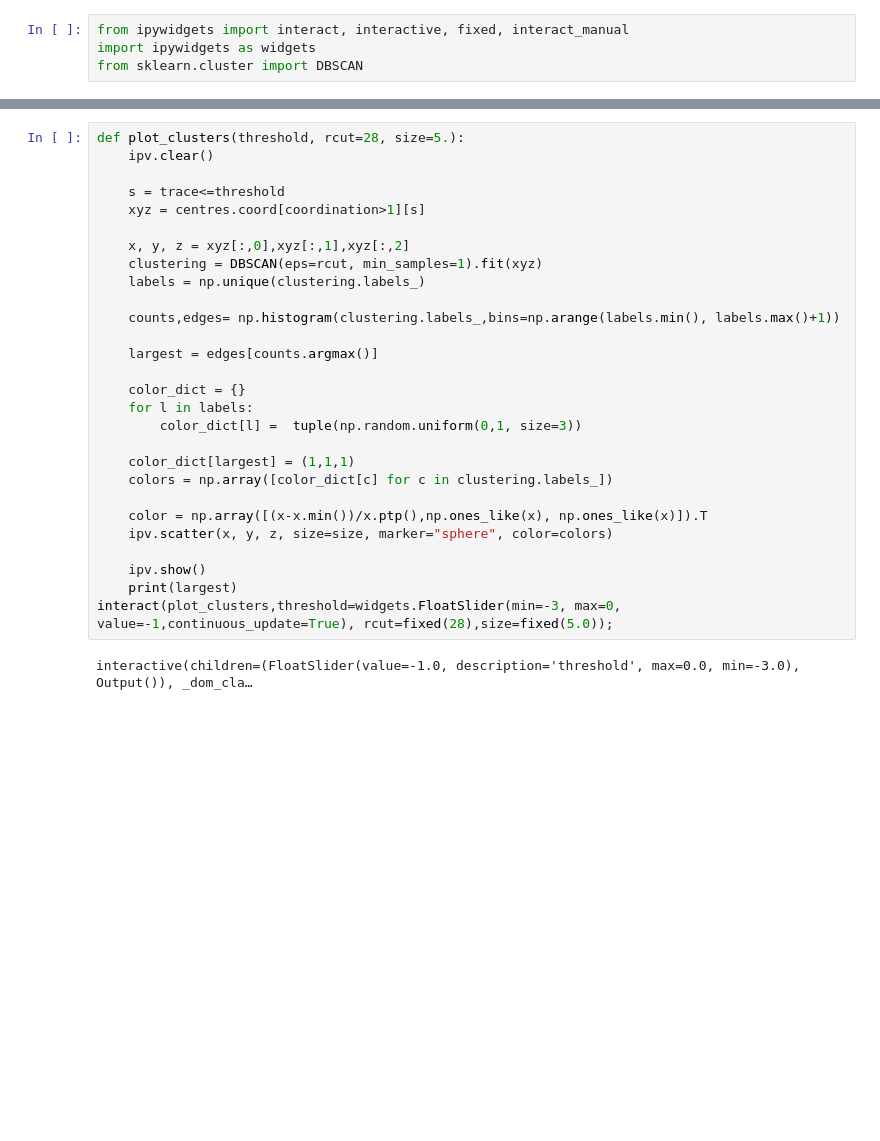
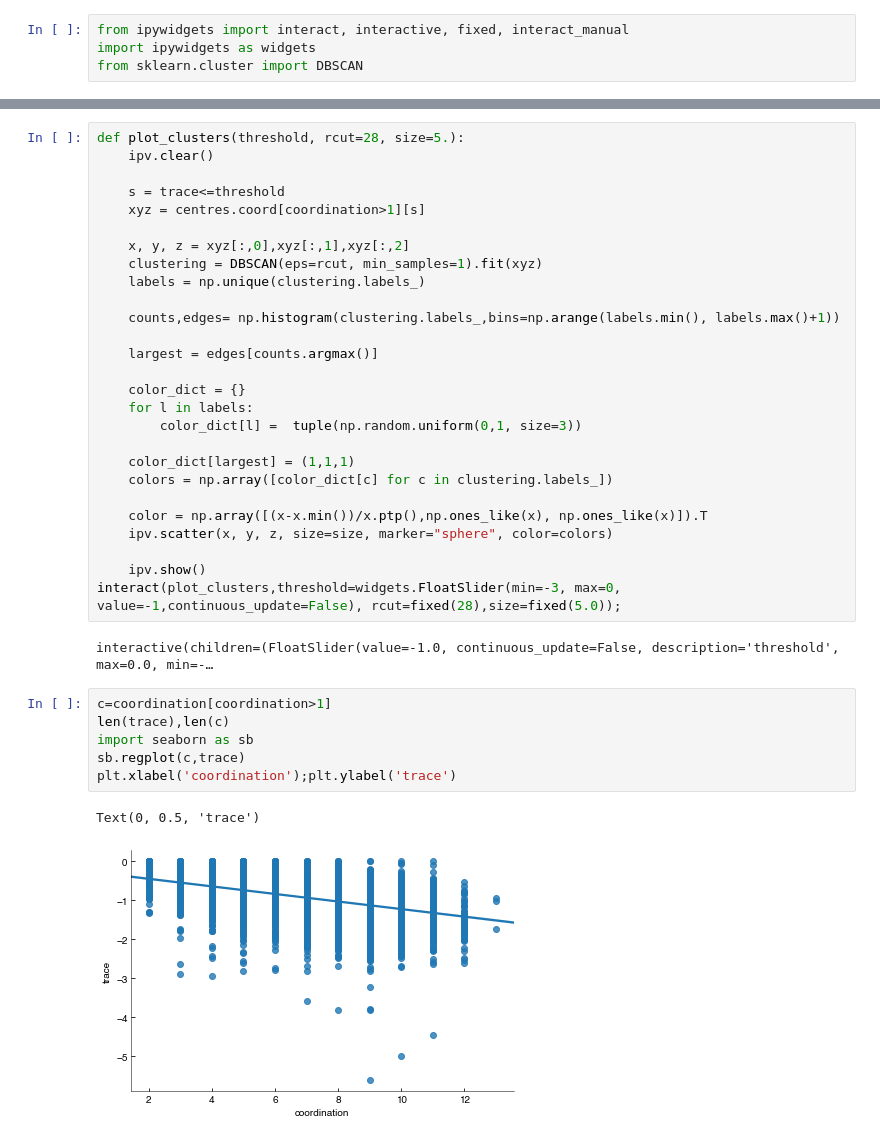
Before and after one commit to FTurci/canard-enchaine, a Jupyter notebook: Analysis.ipynb, the cells around one changed output, grey strips where cells are left out. Saved outputs shown, nothing was run; the diff lists cells and outputs as text; blank space fills up the shorter version.

```diff
--- a/Analysis.ipynb
+++ b/Analysis.ipynb
@@ -293,7 +306,15 @@ def plot_clusters(threshold, rcut=28, size=5.):
     ipv.scatter(x, y, z, size=size, marker="sphere", color=colors)
 
     ipv.show()
-    print(largest)
-interact(plot_clusters,threshold=widgets.FloatSlider(min=-3, max=0, value=-1,continuous_update=True), rcut=fixed(28),size=fixed(5.0));
+interact(plot_clusters,threshold=widgets.FloatSlider(min=-3, max=0, value=-1,continuous_update=False), rcut=fixed(28),size=fixed(5.0));
 # %% [output]
-interactive(children=(FloatSlider(value=-1.0, description='threshold', max=0.0, min=-3.0), Output()), _dom_cla…
+interactive(children=(FloatSlider(value=-1.0, continuous_update=False, description='threshold', max=0.0, min=-…
+# %%
+c=coordination[coordination>1]
+len(trace),len(c)
+import seaborn as sb
+sb.regplot(c,trace)
+plt.xlabel('coordination');plt.ylabel('trace')
+# %% [output]
+Text(0, 0.5, 'trace')
+[figure, added]
```
Also changed, not shown: parts of 7 cells of this notebook.
